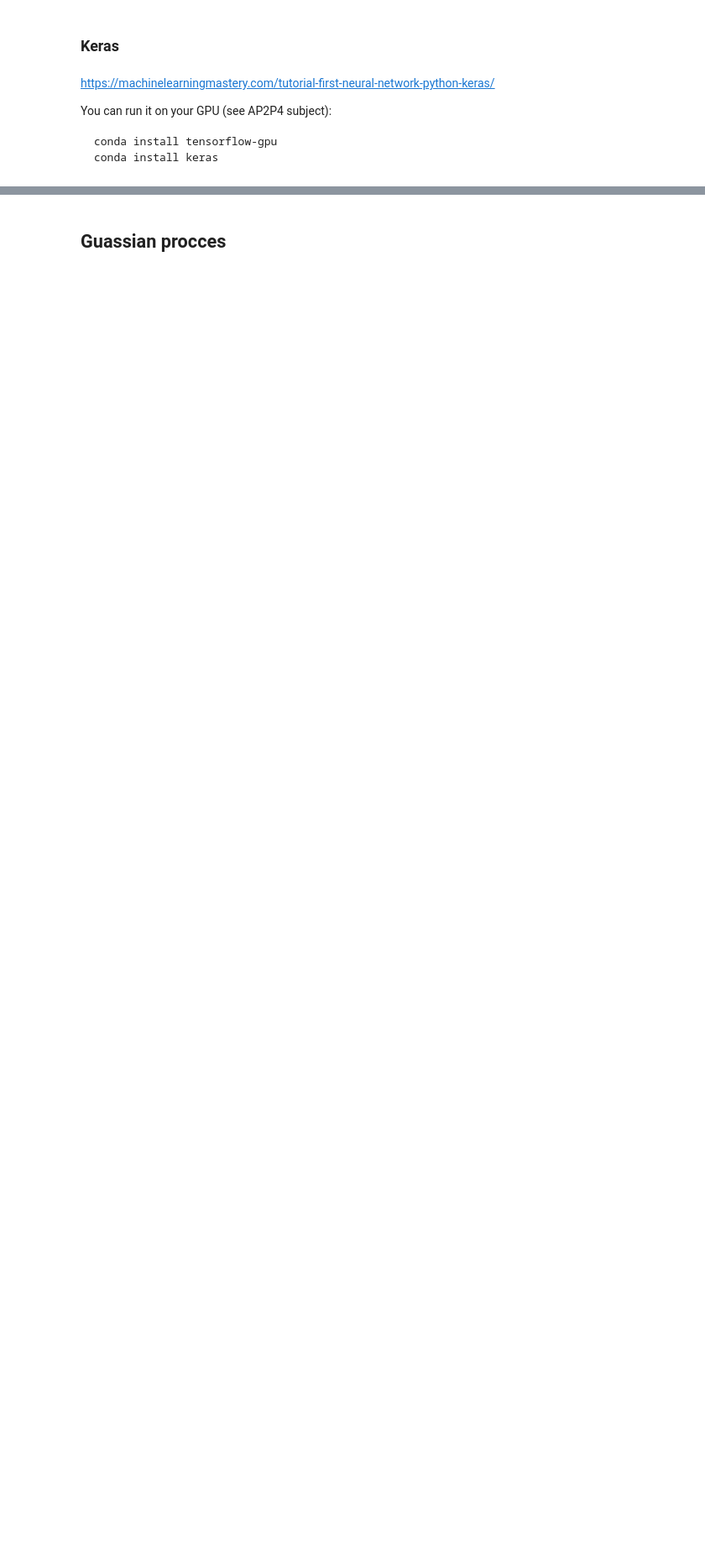
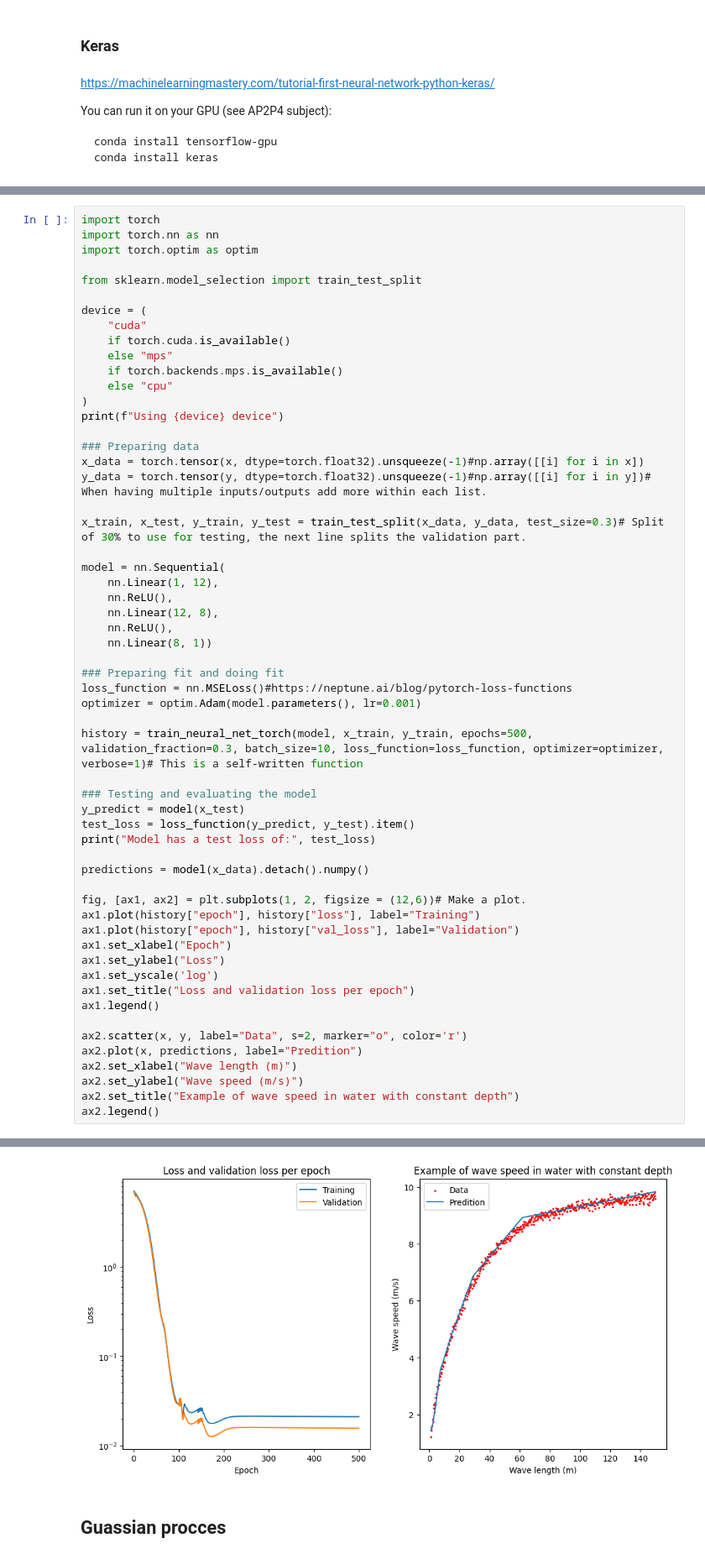
Before and after one commit to TimHeiszwolf/templates_and_scripts, a Jupyter notebook: StandardThings.ipynb, the cells around one changed output, grey strips where cells are left out. Shown at 84% size. Cells and saved outputs as stored; diff of their text form; blank space fills up the shorter version.

Commit message:
Add torch neural networks

```diff
--- a/StandardThings.ipynb
+++ b/StandardThings.ipynb
@@ -504,0 +489,58 @@ Model has a test loss of: 0.01949993520975113
+# %%
+import torch
+import torch.nn as nn
+import torch.optim as optim
+
+from sklearn.model_selection import train_test_split
+
+device = (
+    "cuda"
+    if torch.cuda.is_available()
+    else "mps"
+    if torch.backends.mps.is_available()
+    else "cpu"
+)
+print(f"Using {device} device")
+
+### Preparing data
+x_data = torch.tensor(x, dtype=torch.float32).unsqueeze(-1)#np.array([[i] for i in x])
+y_data = torch.tensor(y, dtype=torch.float32).unsqueeze(-1)#np.array([[i] for i in y])# When having multiple inputs/outputs add more within each list.
+
+x_train, x_test, y_train, y_test = train_test_split(x_data, y_data, test_size=0.3)# Split of 30% to use for testing, the next line splits the validation part.
+
+model = nn.Sequential(
+    nn.Linear(1, 12),
+    nn.ReLU(),
+    nn.Linear(12, 8),
+    nn.ReLU(),
+    nn.Linear(8, 1))
+
+### Preparing fit and doing fit
+loss_function = nn.MSELoss()#https://neptune.ai/blog/pytorch-loss-functions
+optimizer = optim.Adam(model.parameters(), lr=0.001)
+
+history = train_neural_net_torch(model, x_train, y_train, epochs=500, validation_fraction=0.3, batch_size=10, loss_function=loss_function, optimizer=optimizer, verbose=1)# This is a self-written function
+
+### Testing and evaluating the model
+y_predict = model(x_test)
+test_loss = loss_function(y_predict, y_test).item()
+print("Model has a test loss of:", test_loss)
+
+predictions = model(x_data).detach().numpy()
+
+fig, [ax1, ax2] = plt.subplots(1, 2, figsize = (12,6))# Make a plot.
+ax1.plot(history["epoch"], history["loss"], label="Training")
+ax1.plot(history["epoch"], history["val_loss"], label="Validation")
+ax1.set_xlabel("Epoch")
+ax1.set_ylabel("Loss")
+ax1.set_yscale('log')
+ax1.set_title("Loss and validation loss per epoch")
+ax1.legend()
+
+ax2.scatter(x, y, label="Data", s=2, marker="o", color='r')
+ax2.plot(x, predictions, label="Predition")
+ax2.set_xlabel("Wave length (m)")
+ax2.set_ylabel("Wave speed (m/s)")
+ax2.set_title("Example of wave speed in water with constant depth")
+ax2.legend()
+# %% [output]
@@ -505,3 +551,4 @@ Model has a test loss of: 0.01949993520975113
+[figure, added]
 # %% [markdown]
 ## Guassian procces
 # %%
```
Also changed, not shown: parts of 18 cells of this notebook, 1 other file.
